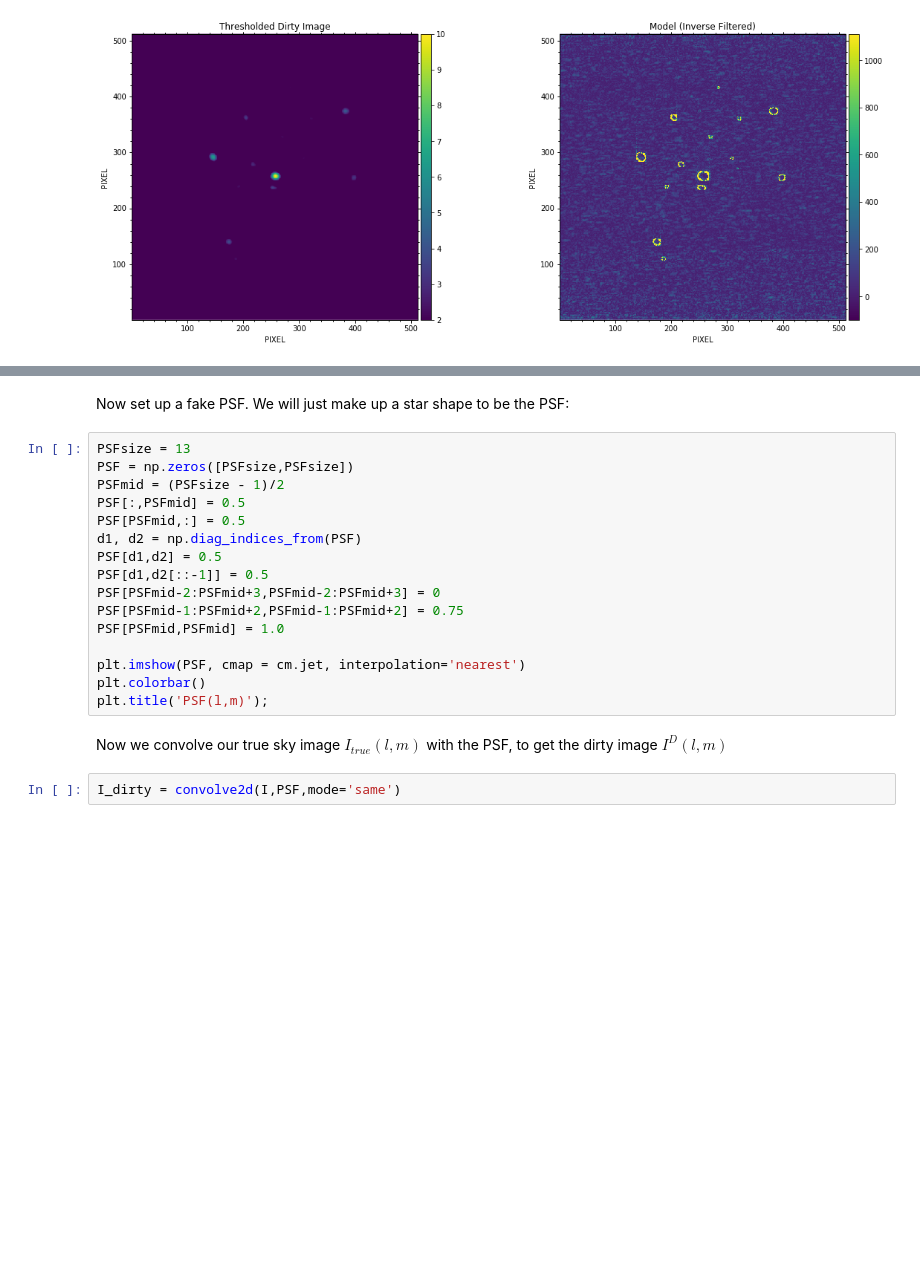
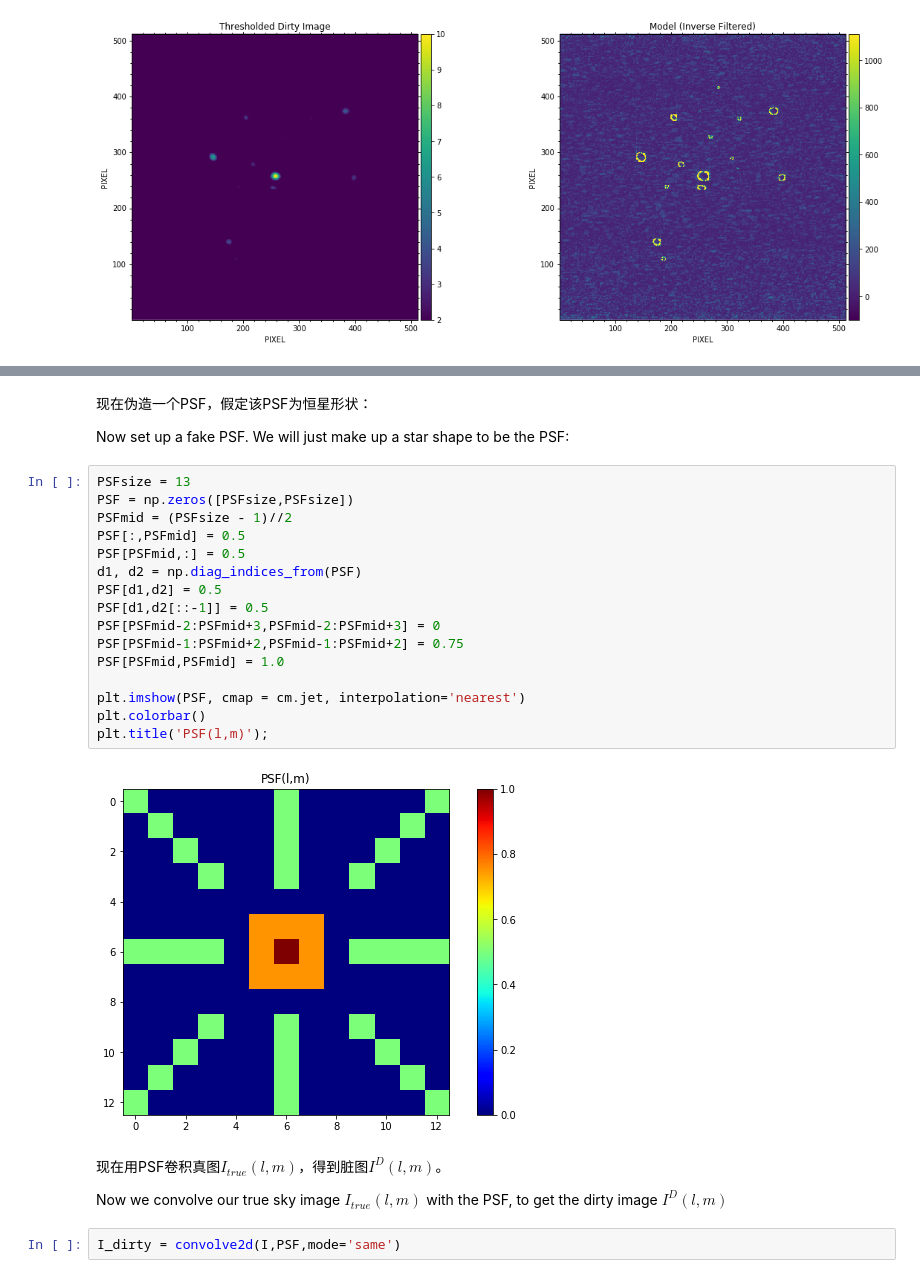
Before and after one commit to astronomical-data-processing/fundamentals_of_interferometry_chinese, a Jupyter notebook: 6_Deconvolution/6_2_clean.ipynb, the cells around one changed output, grey strips where cells are left out. Saved outputs shown, nothing was run; the diff lists cells and outputs as text; blank space fills up the shorter version.

```diff
--- a/6_Deconvolution/6_2_clean.ipynb
+++ b/6_Deconvolution/6_2_clean.ipynb
@@ -259,22 +352,28 @@ plt.title('$I_{true}(l,m)$');
 # %% [markdown]
+现在伪造一个PSF，假定该PSF为恒星形状：
+
 Now set up a fake PSF. We will just make up a star shape to be the PSF:
 # %%
 PSFsize = 13
 PSF = np.zeros([PSFsize,PSFsize])
-PSFmid = (PSFsize - 1)/2
+PSFmid = (PSFsize - 1)//2
 PSF[:,PSFmid] = 0.5
 PSF[PSFmid,:] = 0.5
 d1, d2 = np.diag_indices_from(PSF)
 PSF[d1,d2] = 0.5
 PSF[d1,d2[::-1]] = 0.5
 PSF[PSFmid-2:PSFmid+3,PSFmid-2:PSFmid+3] = 0
 PSF[PSFmid-1:PSFmid+2,PSFmid-1:PSFmid+2] = 0.75
 PSF[PSFmid,PSFmid] = 1.0
 
 plt.imshow(PSF, cmap = cm.jet, interpolation='nearest')
 plt.colorbar()
 plt.title('PSF(l,m)');
+# %% [output]
+[figure, added]
 # %% [markdown]
+现在用PSF卷积真图$I_{true}(l,m)$，得到脏图$I^D(l,m)$。
+
 Now we convolve our true sky image $I_{true}(l,m)$ with the PSF, to get the dirty image $I^D(l,m)$
 # %%
 I_dirty = convolve2d(I,PSF,mode='same')
```
Also changed, not shown: parts of 33 cells of this notebook, 1 other file.
